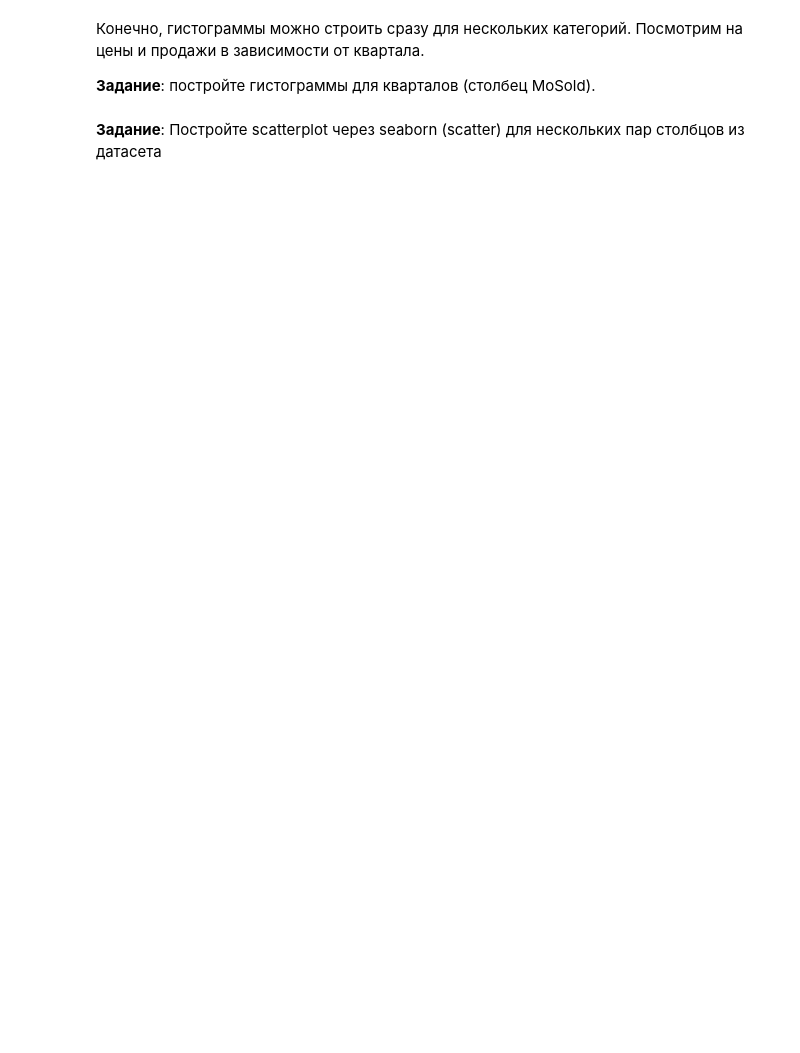
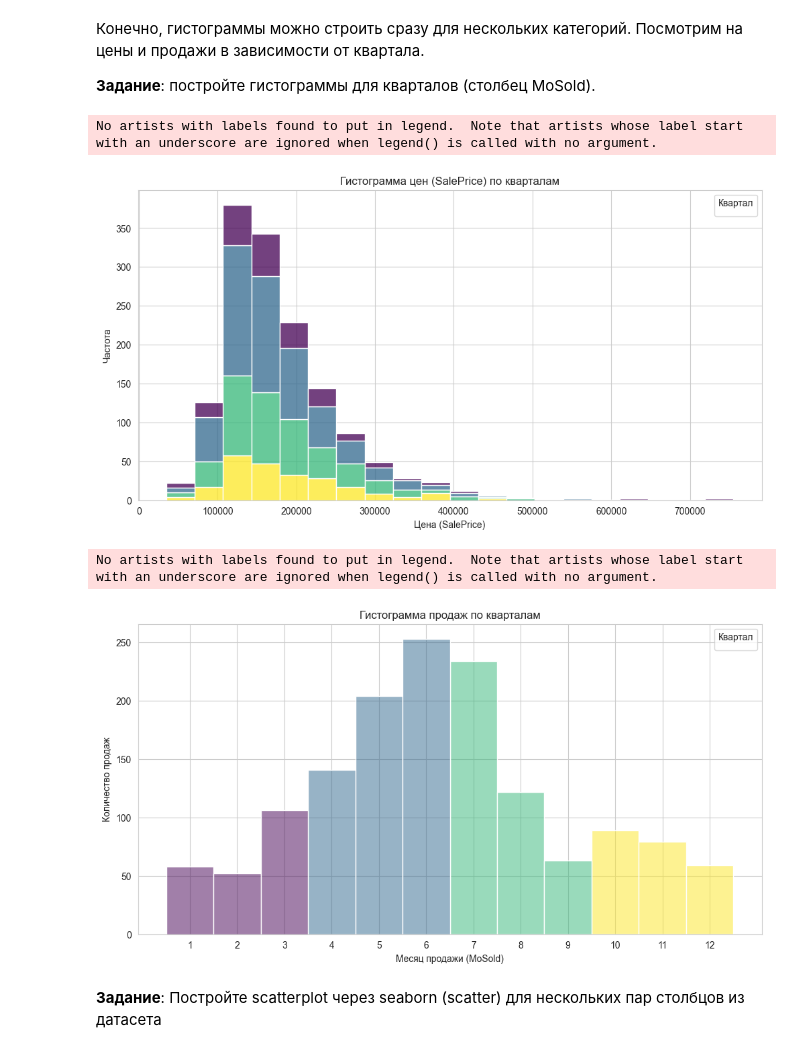
Before and after one commit to sweeteri/spbu-ai-fundamentals, a Jupyter notebook: practicum_1/practicum_1.ipynb, the cells around one changed output. Saved outputs shown, nothing was run; the diff lists cells and outputs as text; code cells hidden in the pictures; blank space fills up the shorter version.

```diff
--- a/practicum_1/practicum_1.ipynb
+++ b/practicum_1/practicum_1.ipynb
@@ -888,2 +1226,26 @@ sns.histplot(x=df_csv['SalePrice'], #yout_code# , element="step")
+# %%
+df_csv['QuarterSold'] = (df_csv['MoSold'] - 1) // 3 + 1
+
+plt.figure(figsize=(12, 6))
+sns.histplot(data=df_csv, x='SalePrice', hue='QuarterSold', bins=20, kde=False, palette='viridis', multiple='stack')
+plt.title('Гистограмма цен (SalePrice) по кварталам')
+plt.xlabel('Цена (SalePrice)')
+plt.ylabel('Частота')
+plt.legend(title='Квартал')
+plt.show()
+
+plt.figure(figsize=(12, 6))
+sns.histplot(data=df_csv, x='MoSold', hue='QuarterSold', bins=12, kde=False, palette='viridis', discrete=True)
+plt.title('Гистограмма продаж по кварталам')
+plt.xlabel('Месяц продажи (MoSold)')
+plt.ylabel('Количество продаж')
+plt.xticks(range(1, 13))
+plt.legend(title='Квартал')
+plt.show()
+# %% [output]
+No artists with labels found to put in legend.  Note that artists whose label start with an underscore are ignored when legend() is called with no argument.
+[figure, added]
+No artists with labels found to put in legend.  Note that artists whose label start with an underscore are ignored when legend() is called with no argument.
+[figure, added]
 # %% [markdown]
 **Задание**: Постройте scatterplot через seaborn (scatter) для нескольких пар столбцов из датасета
```
Also changed, not shown: parts of 82 cells of this notebook.
